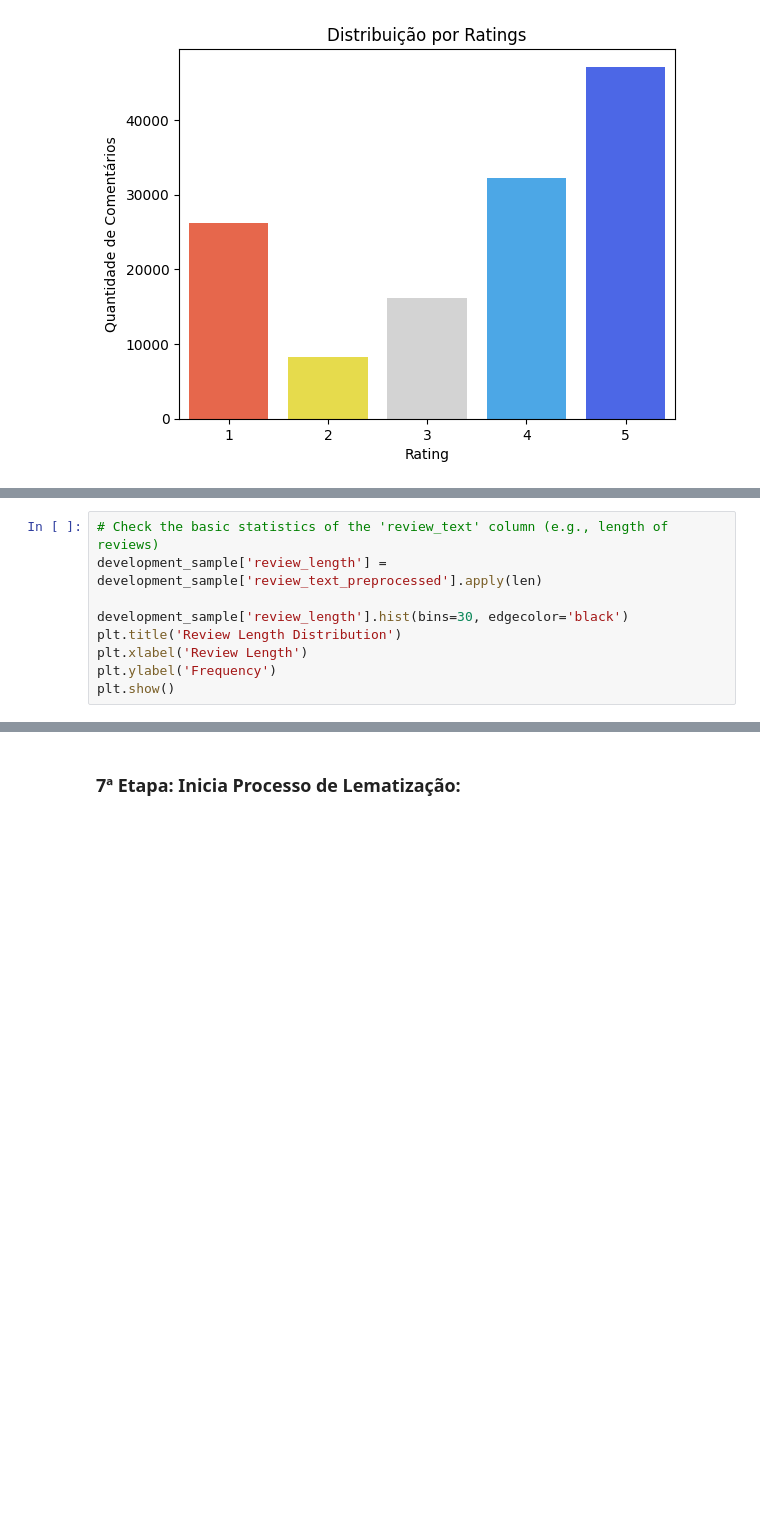
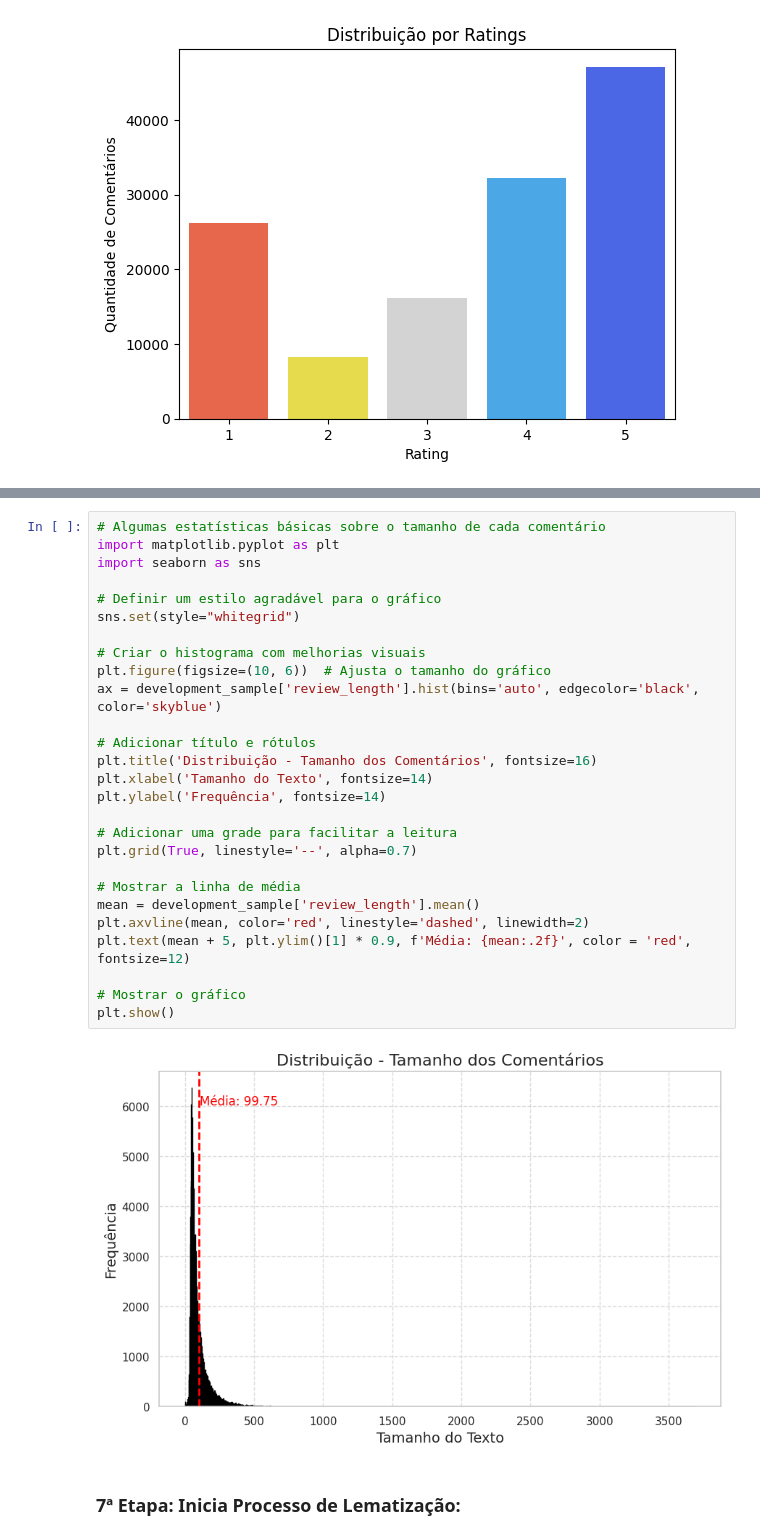
Before and after one commit to raphaelchaves/papa-linguas, a Jupyter notebook: Projeto_PLN_ICMC_V1.ipynb, the cells around one changed output, grey strips where cells are left out. Saved outputs shown, nothing was run; the diff lists cells and outputs as text; blank space fills up the shorter version.

```diff
--- a/Projeto_PLN_ICMC_V1.ipynb
+++ b/Projeto_PLN_ICMC_V1.ipynb
@@ -247,12 +245,3 @@ ax1.set_xticklabels(words, rotation=45, ha='right')  # Rotaciona e ajusta o alin
 plt.show()
 # %% [output]
 [figure]
-# %%
-# Check the basic statistics of the 'review_text' column (e.g., length of reviews)
-development_sample['review_length'] = development_sample['review_text_preprocessed'].apply(len)
-
-development_sample['review_length'].hist(bins=30, edgecolor='black')
-plt.title('Review Length Distribution')
-plt.xlabel('Review Length')
-plt.ylabel('Frequency')
-plt.show()
@@ -272,3 +248,32 @@ See the caveats in the documentation: https://pandas.pydata.org/pandas-docs/stab
+# %%
+# Algumas estatísticas básicas sobre o tamanho de cada comentário
+import matplotlib.pyplot as plt
+import seaborn as sns
+
+# Definir um estilo agradável para o gráfico
+sns.set(style="whitegrid")
+
+# Criar o histograma com melhorias visuais
+plt.figure(figsize=(10, 6))  # Ajusta o tamanho do gráfico
+ax = development_sample['review_length'].hist(bins='auto', edgecolor='black', color='skyblue')
+
+# Adicionar título e rótulos
+plt.title('Distribuição - Tamanho dos Comentários', fontsize=16)
+plt.xlabel('Tamanho do Texto', fontsize=14)
+plt.ylabel('Frequência', fontsize=14)
+
+# Adicionar uma grade para facilitar a leitura
+plt.grid(True, linestyle='--', alpha=0.7)
+
+# Mostrar a linha de média
+mean = development_sample['review_length'].mean()
+plt.axvline(mean, color='red', linestyle='dashed', linewidth=2)
+plt.text(mean + 5, plt.ylim()[1] * 0.9, f'Média: {mean:.2f}', color = 'red', fontsize=12)
+
+# Mostrar o gráfico
+plt.show()
+# %% [output]
+[figure, added]
 # %% [markdown]
 ### 7ª Etapa: Inicia Processo de Lematização:
 # %%
```
Also changed, not shown: parts of 2 cells of this notebook.
